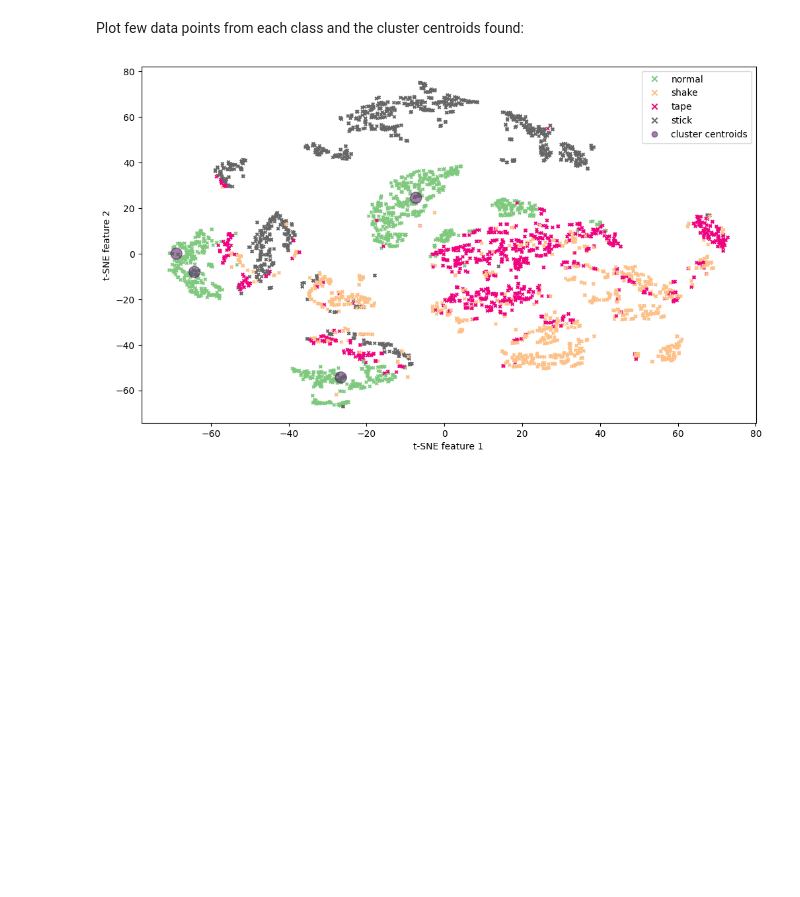
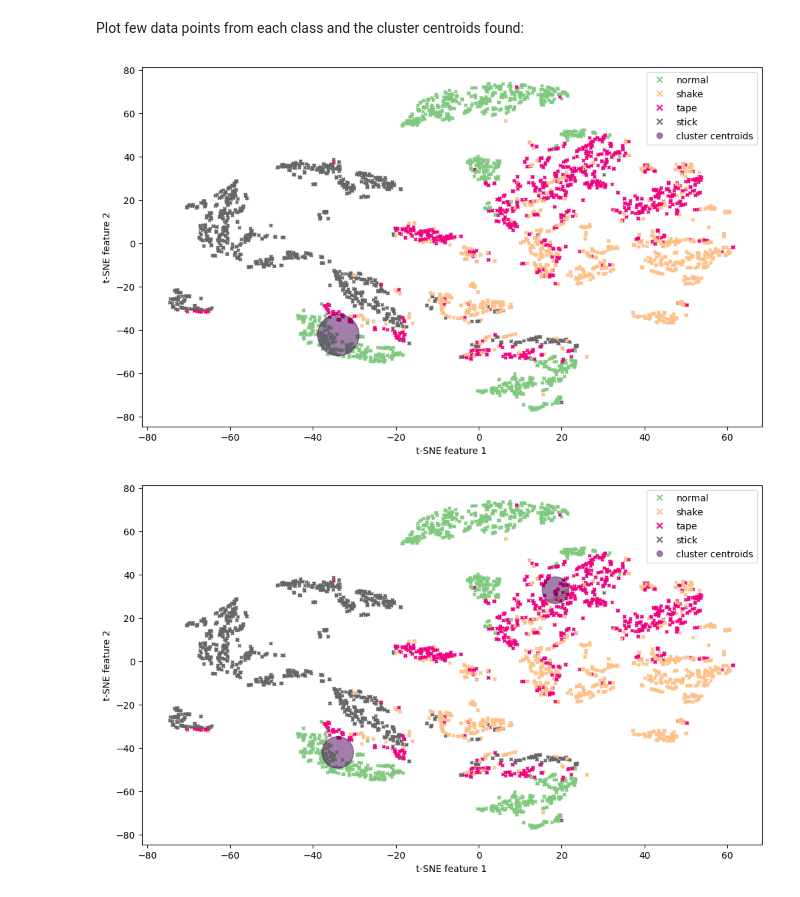
Before and after one commit to mizolotu/tiny_ml, a Jupyter notebook: fan_anomaly_detection.ipynb, the cells around one changed output. Drawn from its saved outputs; the diff is of its cells as text; code cells hidden in the pictures; blank space fills up the shorter version.

```diff
--- a/fan_anomaly_detection.ipynb
+++ b/fan_anomaly_detection.ipynb
@@ -165,7 +164,9 @@ This algorithm follows the procedure described in Algorithm 2 of study <a href=h
 # %% [markdown]
 Clustering parameteres:
 # %%
-nclusters_max = 4  # the maximum number of clusters
+batch_size = 16  # the training batch size
+n_clusters_min = 1  # the minimum number of clusters
+n_clusters_max = 5  # the maximum number of clusters
 l = 4  # the maximum number of candidates
 # %% [markdown]
 Clustering procedure:
@@ -261,25 +276,33 @@ C_ = (centroids - xmin[None, :]) / (xmax[None, :] - xmin[None, :] + 1e-10)
 Apply <a href=https://lvdmaaten.github.io/tsne/>t-SNE</a> for dimensionality reduction:
 # %%
 colors = ['yo', 'rs', 'gv', 'b*']
-X_plot = np.vstack([E_te, centroids])
+all_centroids = np.vstack(C_km)
+X_plot = np.vstack([E_te, all_centroids])
 tsne = TSNE(n_components=2, learning_rate='auto', init='random')
 xy_all = tsne.fit_transform(np.vstack(X_plot))
-c = xy_all[-nclusters_max:, :]
+c_km = []
+n = 0
+for i in range(len(C_km))[::-1]:
+    ni = C_km[i].shape[0]
+    c_km.append(xy_all[-n - ni : xy_all.shape[0] - n])
+c_km = c_km[::-1]
 # %% [markdown]
 Plot few data points from each class and the cluster centroids found:
 # %%
 pp.style.use('default')
-pp.figure(figsize=(12, 7))
-scatter_points = pp.scatter(xy_all[:-nclusters_max, 0], xy_all[:-nclusters_max, 1], c = Y_te, s = 10, cmap = 'Accent', marker='x')
-pp.xlabel('t-SNE feature 1',fontsize=10)
-pp.ylabel('t-SNE feature 2',fontsize=10)
-scatter_centroids = pp.scatter(c[:, 0], c[:, 1], c = np.zeros(nclusters_max), s = 150, alpha = 0.5);
-pp.legend(
-    scatter_points.legend_elements()[0] + scatter_centroids.legend_elements()[0],
-    labels + ['cluster centroids'],
-    loc = 0
-)
-pp.show()
-pp.close()
+for c, w in zip(c_km, W_km):
+    pp.figure(figsize=(12, 7))
+    scatter_points = pp.scatter(xy_all[:-all_centroids.shape[0], 0], xy_all[:-all_centroids.shape[0], 1], c = Y_te, s = 10, cmap = 'Accent', marker='x')
+    pp.xlabel('t-SNE feature 1',fontsize=10)
+    pp.ylabel('t-SNE feature 2',fontsize=10)
+    scatter_centroids = pp.scatter(c[:, 0], c[:, 1], c = np.zeros(c.shape[0]), s = w / np.sum(w) * 2000, alpha = 0.5);
+    pp.legend(
+        scatter_points.legend_elements()[0] + scatter_centroids.legend_elements()[0],
+        labels + ['cluster centroids'],
+        loc = 0
+    )
+    pp.show()
+    pp.close()
 # %% [output]
-[figure, old version]
+[figure, new version]
+[figure, added]
```
Also changed, not shown: parts of 30 cells of this notebook.
